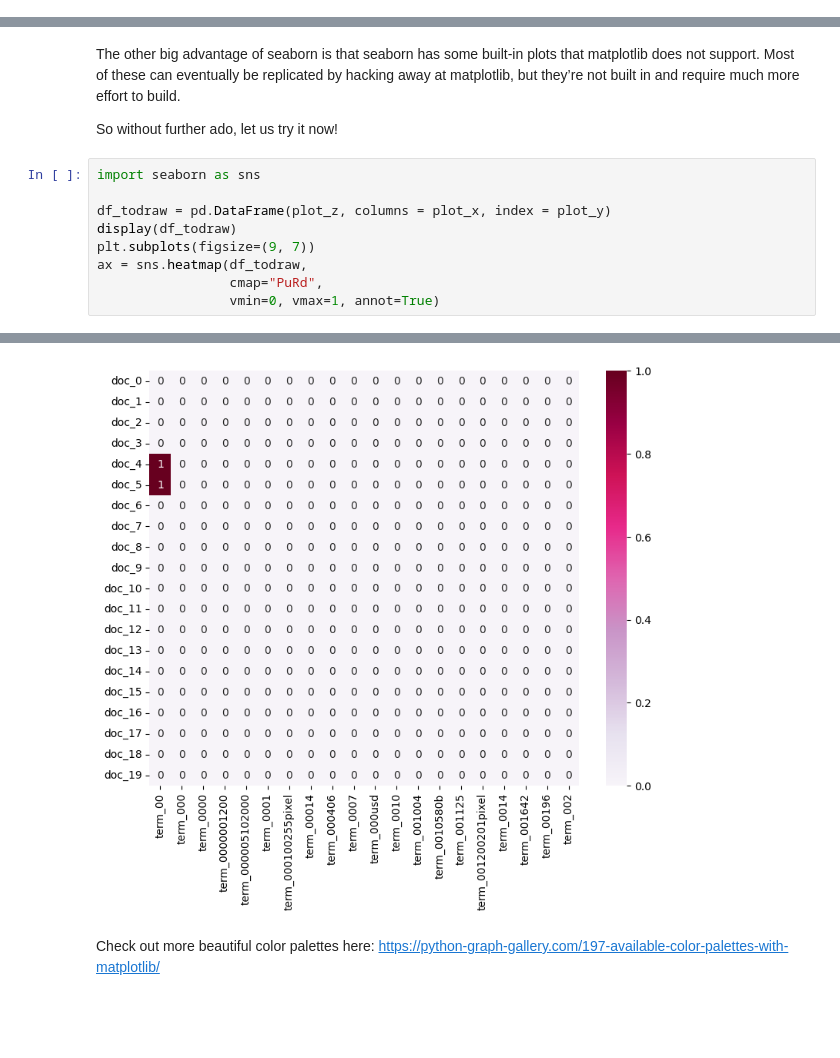
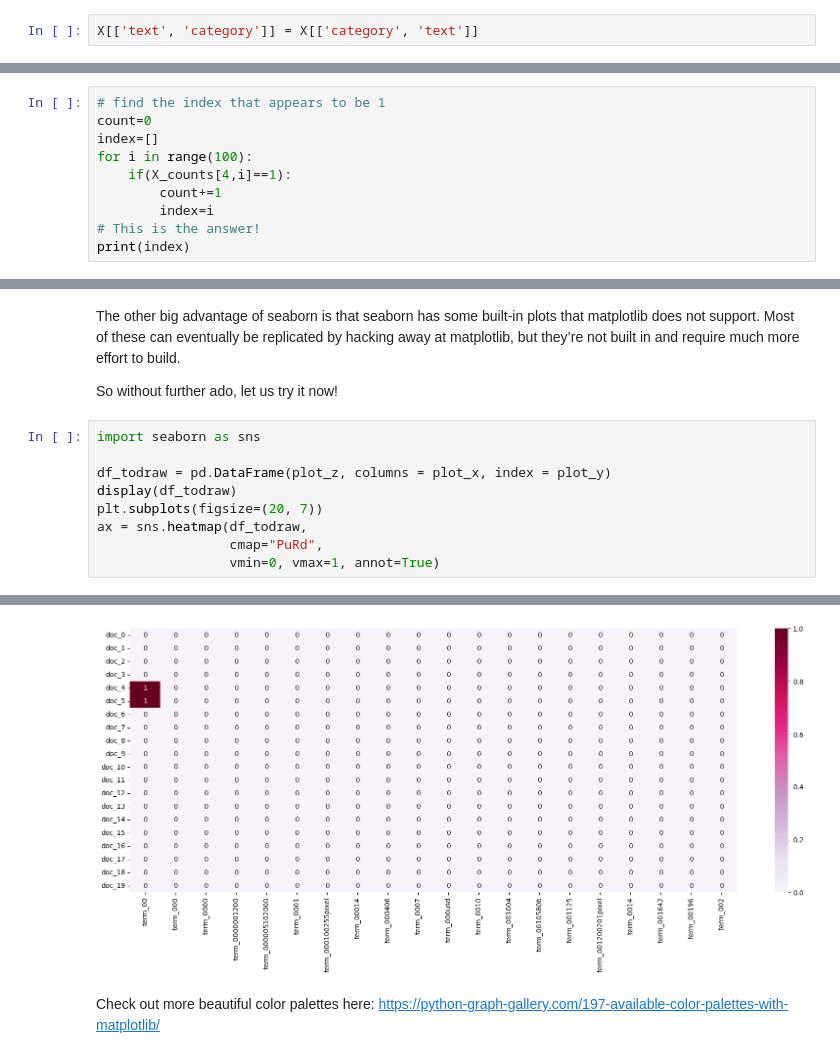
Before and after one commit to JuliaYunn/DM2023-Lab1-Master, a Jupyter notebook: DM2023-Lab1-Master.ipynb, the cells around one changed output, grey strips where cells are left out. Cells and saved outputs as stored; diff of their text form; blank space fills up the shorter version.

```diff
--- a/DM2023-Lab1-Master.ipynb
+++ b/DM2023-Lab1-Master.ipynb
@@ -998,4 +1009,6 @@ Okay, so we are making some headway here. Let us now make things a bit more inte
 ![alt txt](https://docs.google.com/drawings/d/e/2PACX-1vS01RrtPHS3r1Lf8UjX4POgDol-lVF4JAbjXM3SAOU-dOe-MqUdaEMWwJEPk9TtiUvcoSqTeE--lNep/pub?w=748&h=366)
 # %% [markdown]
 Initially, it won't have the same shape as the table above, but we will get into that later. For now, let us use scikit learn built in functionalities to generate this document. You will see for yourself how easy it is to generate this table without much coding.
+# %%
+X[['text', 'category']] = X[['category', 'text']]
 # %%
@@ -1161,0 +1196,10 @@ We said that the `1` at the beginning of the fifth record represents the `00` te
+# %%
+# find the index that appears to be 1
+count=0
+index=[]
+for i in range(100):
+    if(X_counts[4,i]==1):
+        count+=1
+        index=i
+# This is the answer!
+print(index)
@@ -1210,31 +1261,31 @@ So without further ado, let us try it now!
 # %%
 import seaborn as sns
 
 df_todraw = pd.DataFrame(plot_z, columns = plot_x, index = plot_y)
 display(df_todraw)
-plt.subplots(figsize=(9, 7))
+plt.subplots(figsize=(20, 7))
 ax = sns.heatmap(df_todraw,
                  cmap="PuRd",
                  vmin=0, vmax=1, annot=True)
 # %% [output]
 |  | term_00 | term_000 | term_0000 | term_0000001200 | term_000005102000 | term_0001 | term_000100255pixel | ... |
 | doc_0 | 0 | 0 | 0 | 0 | 0 | 0 | 0 | ... |
 | doc_1 | 0 | 0 | 0 | 0 | 0 | 0 | 0 | ... |
 | doc_2 | 0 | 0 | 0 | 0 | 0 | 0 | 0 | ... |
 | doc_3 | 0 | 0 | 0 | 0 | 0 | 0 | 0 | ... |
 | doc_4 | 1 | 0 | 0 | 0 | 0 | 0 | 0 | ... |
 | doc_5 | 1 | 0 | 0 | 0 | 0 | 0 | 0 | ... |
 | doc_6 | 0 | 0 | 0 | 0 | 0 | 0 | 0 | ... |
 | doc_7 | 0 | 0 | 0 | 0 | 0 | 0 | 0 | ... |
 | doc_8 | 0 | 0 | 0 | 0 | 0 | 0 | 0 | ... |
 | doc_9 | 0 | 0 | 0 | 0 | 0 | 0 | 0 | ... |
 | ... | ... | ... | ... | ... | ... | ... | ... | ... |
 | doc_15 | 0 | 0 | 0 | 0 | 0 | 0 | 0 | ... |
 | doc_16 | 0 | 0 | 0 | 0 | 0 | 0 | 0 | ... |
 | doc_17 | 0 | 0 | 0 | 0 | 0 | 0 | 0 | ... |
 | doc_18 | 0 | 0 | 0 | 0 | 0 | 0 | 0 | ... |
 | doc_19 | 0 | 0 | 0 | 0 | 0 | 0 | 0 | ... |
-[figure, old version]
+[figure, new version]
 # %% [markdown]
 Check out more beautiful color palettes here: https://python-graph-gallery.com/197-available-color-palettes-with-matplotlib/
 # %% [markdown]
```
Also changed, not shown: parts of 19 cells of this notebook, 5 other files.
